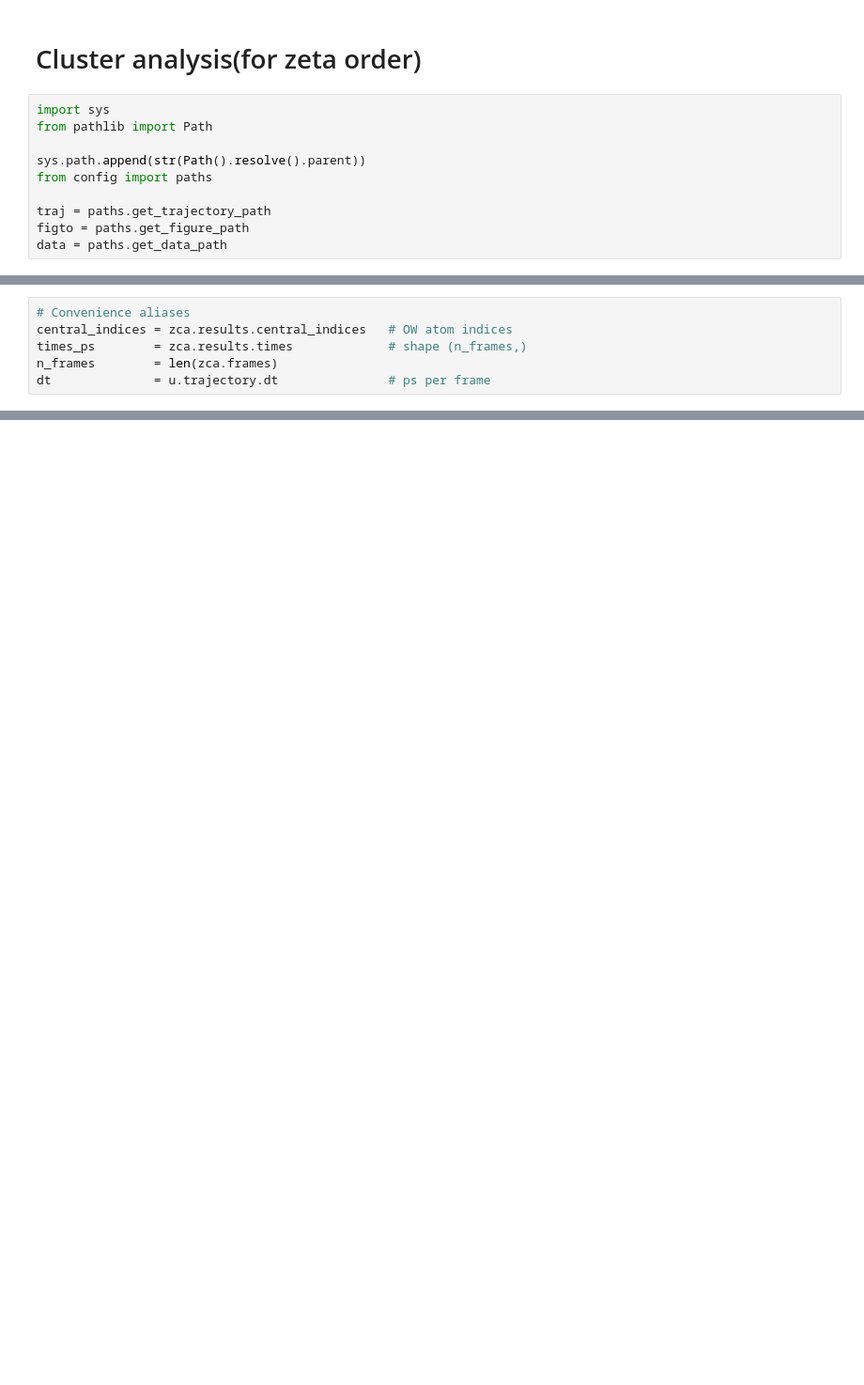
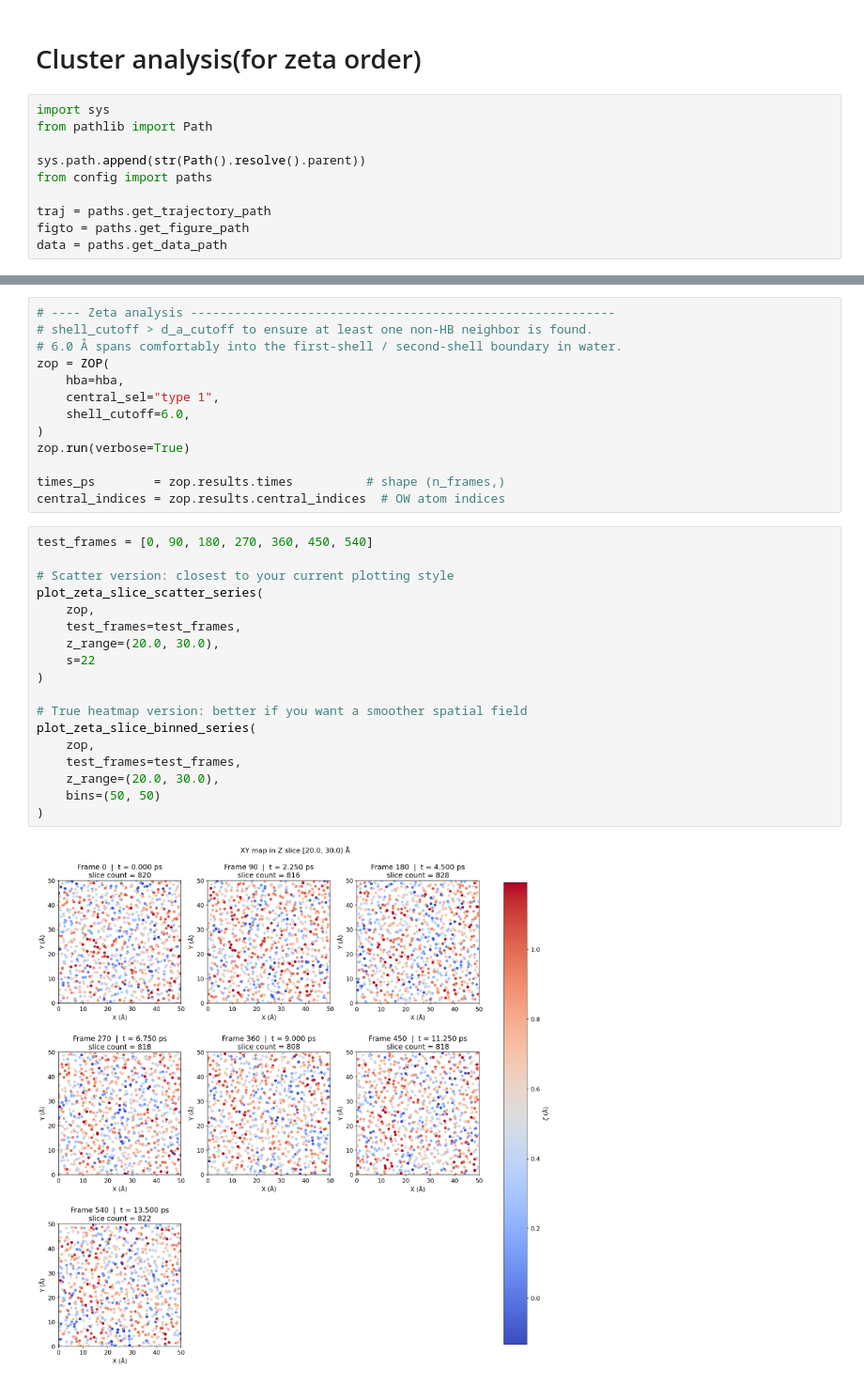
Before and after one commit to JamesHuoyu/SupercooledWater, a Jupyter notebook: notebooks/zeta_pipeline.ipynb, the cells around one changed output, grey strips where cells are left out. Shown at 94% size. Saved outputs shown, nothing was run; the diff lists cells and outputs as text; blank space fills up the shorter version.

Commit message:
add spatial cg into zeta_order_parameter.py and design basic pipeline to plot the heatmap of zeta and translational propensity

```diff
--- a/notebooks/zeta_pipeline.ipynb
+++ b/notebooks/zeta_pipeline.ipynb
@@ -71,6 +37,0 @@ zca.run(verbose=True)
-# %%
-# Convenience aliases
-central_indices = zca.results.central_indices   # OW atom indices
-times_ps        = zca.results.times             # shape (n_frames,)
-n_frames        = len(zca.frames)
-dt              = u.trajectory.dt               # ps per frame
@@ -213,0 +295,33 @@ TypeError: PathConfig.get_figure_path() missing 1 required positional argument:
+# %%
+# ---- Zeta analysis ----------------------------------------------------------
+# shell_cutoff > d_a_cutoff to ensure at least one non-HB neighbor is found.
+# 6.0 Å spans comfortably into the first-shell / second-shell boundary in water.
+zop = ZOP(
+    hba=hba,
+    central_sel="type 1",
+    shell_cutoff=6.0,
+)
+zop.run(verbose=True)
+
+times_ps        = zop.results.times          # shape (n_frames,)
+central_indices = zop.results.central_indices  # OW atom indices
+# %%
+test_frames = [0, 90, 180, 270, 360, 450, 540]
+
+# Scatter version: closest to your current plotting style
+plot_zeta_slice_scatter_series(
+    zop,
+    test_frames=test_frames,
+    z_range=(20.0, 30.0),
+    s=22
+)
+
+# True heatmap version: better if you want a smoother spatial field
+plot_zeta_slice_binned_series(
+    zop,
+    test_frames=test_frames,
+    z_range=(20.0, 30.0),
+    bins=(50, 50)
+)
+# %% [output]
+[figure, added]
```
Also changed, not shown: parts of 9 cells of this notebook, 1 other file.
